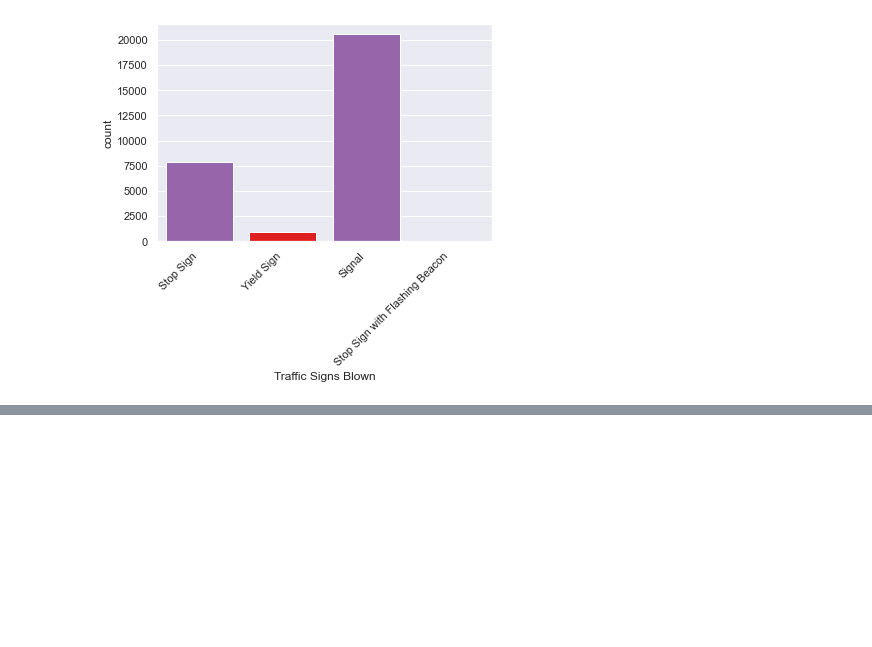
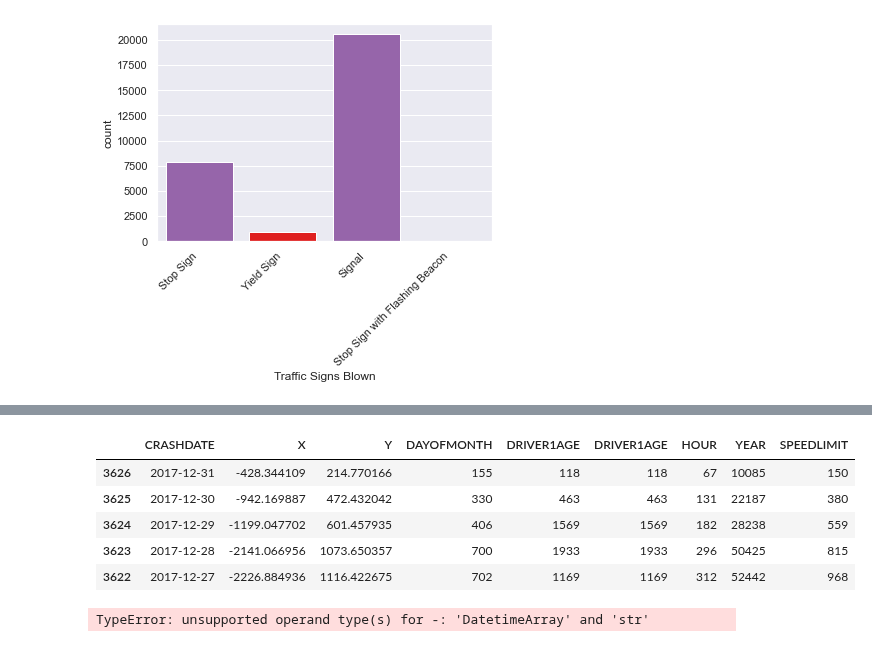
Before and after one commit to Ambush3/GR_Crash_Data, a Jupyter notebook: Crash.ipynb, the cells around one changed output, grey strips where cells are left out. Drawn from its saved outputs; the diff is of its cells as text; code cells hidden in the pictures; blank space fills up the shorter version.

```diff
--- a/Crash.ipynb
+++ b/Crash.ipynb
@@ -450,0 +460,34 @@ plt.show()
+# %%
+df2 = data_clean.groupby ('CRASHDATE', as_index=False, sort=True).sum()
+df2 = df2.sort_values('CRASHDATE', ascending=False)
+df2.head()
+# %% [output]
+|  | CRASHDATE | X | Y | DAYOFMONTH | DRIVER1AGE | DRIVER1AGE | HOUR | YEAR | SPEEDLIMIT |
+| 3626 | 2017-12-31 | -428.344109 | 214.770166 | 155 | 118 | 118 | 67 | 10085 | 150 |
+| 3625 | 2017-12-30 | -942.169887 | 472.432042 | 330 | 463 | 463 | 131 | 22187 | 380 |
+| 3624 | 2017-12-29 | -1199.047702 | 601.457935 | 406 | 1569 | 1569 | 182 | 28238 | 559 |
+| 3623 | 2017-12-28 | -2141.066956 | 1073.650357 | 700 | 1933 | 1933 | 296 | 50425 | 815 |
+| 3622 | 2017-12-27 | -2226.884936 | 1116.422675 | 702 | 1169 | 1169 | 312 | 52442 | 968 |
+# %%
+data_clean['CRASHDATE'] = pd.to_datetime(data_clean['CRASHDATE'] - '%m-%d')
+
+
+
+# import matplotlib
+# import matplotlib.dates as mdates
+#
+# fig = matplotlib.pyplot.gcf()
+# fig.set_size_inches(18.5, 10.5)
+#
+# N = 90
+# drange = pd.date_range("2008-6-16", periods=N, freq='MS')
+# values = {'values': np.random.randint(1, 20, size=N)}
+#
+# fig, ax = plt.subplots()
+# ax.plot(df2.index, df2.values)
+# ax.set_xticks(df2.index)
+# ax.xaxis.set_major_formatter(mdates.DateFormatter("%Y"))
+# ax.xaxis.set_minor_formatter(mdates.DateFormatter('%Y'))
+# _=plt.xticks(rotation=90)
+# %% [output]
+TypeError: unsupported operand type(s) for -: 'DatetimeArray' and 'str'
```
Also changed, not shown: parts of 3 cells of this notebook.
